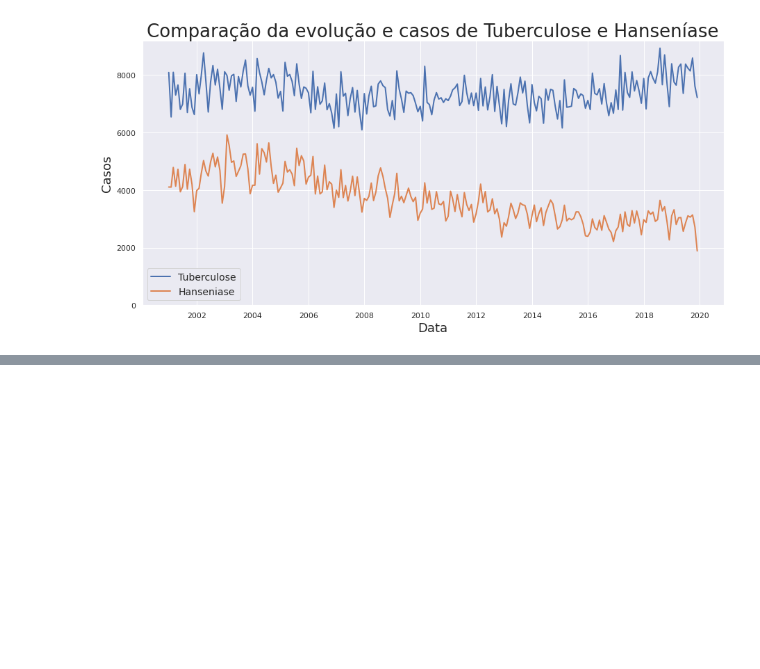
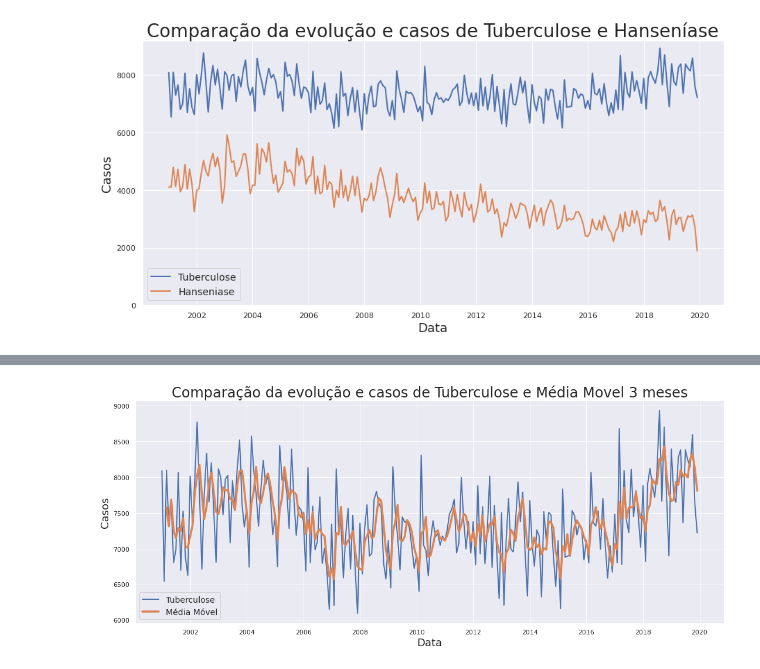
Before and after one commit to Brunomatarucco/bootcamp_data_science_alura, a Jupyter notebook: Modulo_04/series_temporais_tuberculose.ipynb, the cells around one changed output, grey strips where cells are left out. Saved outputs shown, nothing was run; the diff lists cells and outputs as text; code cells hidden in the pictures; blank space fills up the shorter version.

```diff
--- a/Modulo_04/series_temporais_tuberculose.ipynb
+++ b/Modulo_04/series_temporais_tuberculose.ipynb
@@ -62,7 +62,7 @@ dados_melted = pd.melt(dados, id_vars=["year"],
 dados_melted['month'] = dados_melted.month.astype("int64")
 dados_melted["data"] = pd.to_datetime(dados_melted[['year', 'month']].assign(DAY=1))
 # %%
-ddados_melted.set_index('data', inplace= True)
+dados_melted.set_index('data', inplace= True)
 dados_melted.reset_index(inplace = True)
 # %%
 dados_melted.drop(["year","month"], axis = 1, inplace = True)
@@ -211,0 +225,17 @@ plt.show()
+# %%
+dados_st.sort_values("data",inplace = True)
+# %%
+dados_st['media_movel_3'] = dados_st['casos'].rolling(3).mean()
+
+plt.figure(figsize = (18,7))
+
+sns.lineplot(data = dados_st, x = "data", y = "casos", linewidth = 2)
+sns.lineplot(data = dados_st, x = "data", y = "media_movel_3", linewidth = 3.5)
+
+plt.xlabel("Data", fontsize = 18)
+plt.ylabel("Casos", fontsize = 18)
+plt.title("Comparação da evolução e casos de Tuberculose e Média Movel 3 meses", fontsize = 24)
+plt.legend(("Tuberculose","Média Móvel"), fontsize = 14)
+plt.show()
+# %% [output]
+[figure, added]
```
Also changed, not shown: parts of 22 cells of this notebook.
